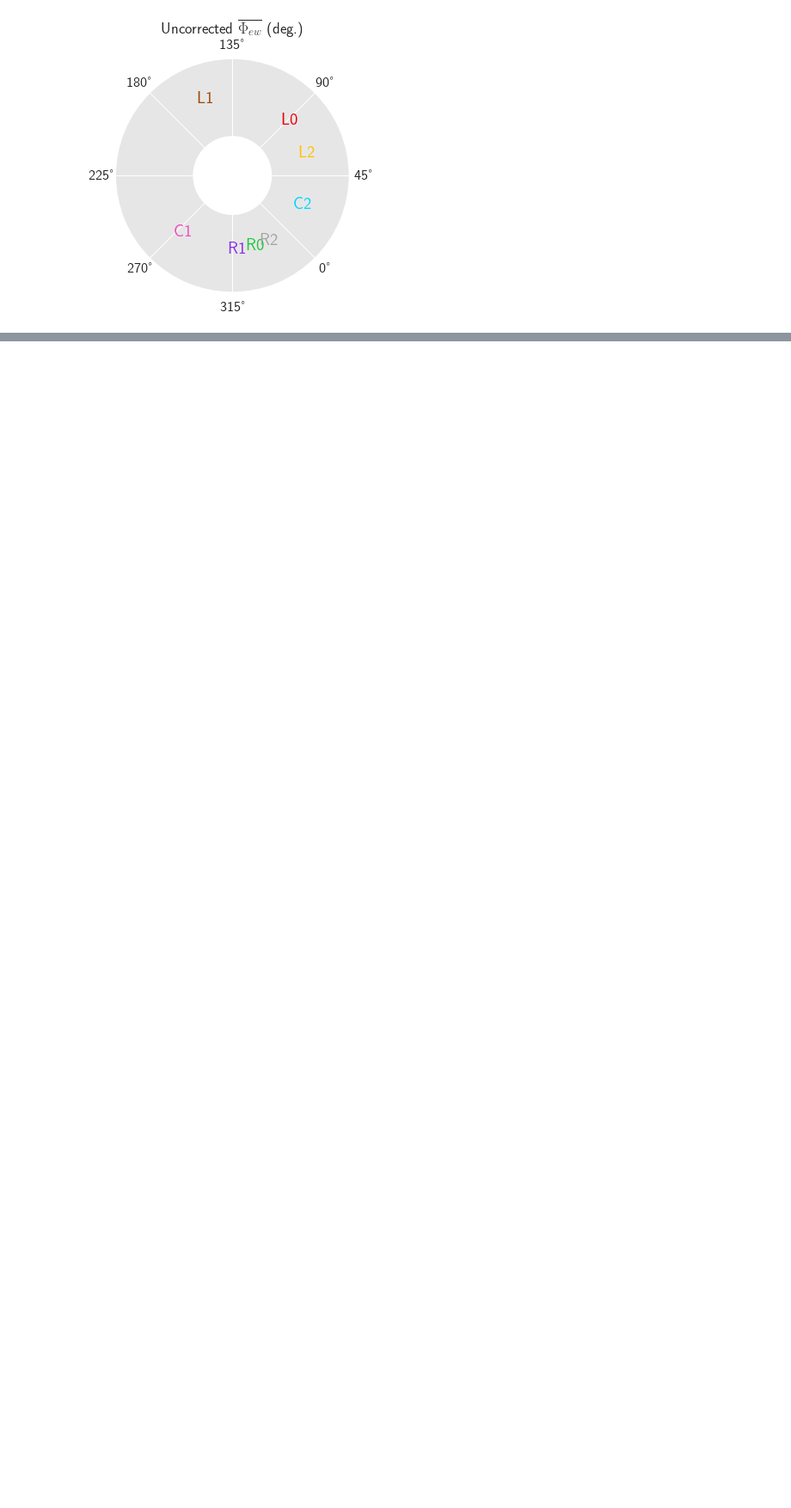
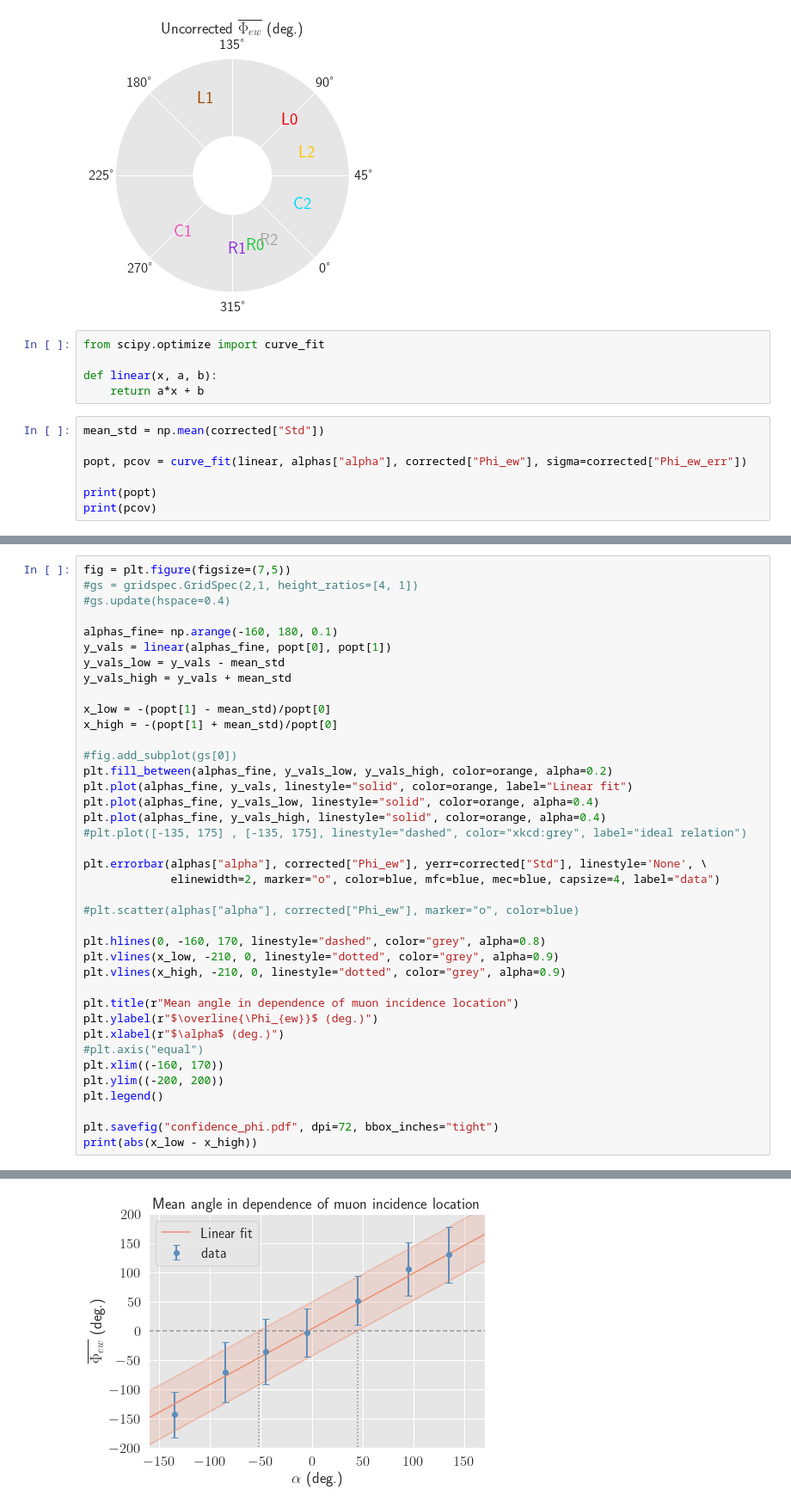
Before and after one commit to andi-matter/bachelor, a Jupyter notebook: updated_phi_ew_alpha_plots.ipynb, the cells around one changed output, grey strips where cells are left out. Shown at 86% size. Cells and saved outputs as stored; diff of their text form; blank space fills up the shorter version.

```diff
--- a/updated_phi_ew_alpha_plots.ipynb
+++ b/updated_phi_ew_alpha_plots.ipynb
@@ -102,3 +108,15 @@ for i in range(len(uncorrected)):
     ax.text(np.deg2rad(uncorrected["Phi_ew"][i]), 1/2, uncorrected["Position"][i], fontsize=20, color=colors[i+2], horizontalalignment='center')
 # %% [output]
 [figure]
+# %%
+from scipy.optimize import curve_fit
+
+def linear(x, a, b):
+    return a*x + b
+# %%
+mean_std = np.mean(corrected["Std"])
+
+popt, pcov = curve_fit(linear, alphas["alpha"], corrected["Phi_ew"], sigma=corrected["Phi_ew_err"])
+
+print(popt)
+print(pcov)
@@ -104,0 +127,40 @@ for i in range(len(uncorrected)):
+# %%
+fig = plt.figure(figsize=(7,5))
+#gs = gridspec.GridSpec(2,1, height_ratios=[4, 1])
+#gs.update(hspace=0.4)
+
+alphas_fine= np.arange(-160, 180, 0.1)
+y_vals = linear(alphas_fine, popt[0], popt[1])
+y_vals_low = y_vals - mean_std
+y_vals_high = y_vals + mean_std
+
+x_low = -(popt[1] - mean_std)/popt[0]
+x_high = -(popt[1] + mean_std)/popt[0]
+
+#fig.add_subplot(gs[0])
+plt.fill_between(alphas_fine, y_vals_low, y_vals_high, color=orange, alpha=0.2)
+plt.plot(alphas_fine, y_vals, linestyle="solid", color=orange, label="Linear fit")
+plt.plot(alphas_fine, y_vals_low, linestyle="solid", color=orange, alpha=0.4)
+plt.plot(alphas_fine, y_vals_high, linestyle="solid", color=orange, alpha=0.4)
+#plt.plot([-135, 175] , [-135, 175], linestyle="dashed", color="xkcd:grey", label="ideal relation")
+
+plt.errorbar(alphas["alpha"], corrected["Phi_ew"], yerr=corrected["Std"], linestyle='None', \
+             elinewidth=2, marker="o", color=blue, mfc=blue, mec=blue, capsize=4, label="data")
+
+#plt.scatter(alphas["alpha"], corrected["Phi_ew"], marker="o", color=blue)
+
+plt.hlines(0, -160, 170, linestyle="dashed", color="grey", alpha=0.8)
+plt.vlines(x_low, -210, 0, linestyle="dotted", color="grey", alpha=0.9)
+plt.vlines(x_high, -210, 0, linestyle="dotted", color="grey", alpha=0.9)
+
+plt.title(r"Mean angle in dependence of muon incidence location")
+plt.ylabel(r"$\overline{\Phi_{ew}}$ (deg.)")
+plt.xlabel(r"$\alpha$ (deg.)")
+#plt.axis("equal")
+plt.xlim((-160, 170))
+plt.ylim((-200, 200))
+plt.legend()
+
+plt.savefig("confidence_phi.pdf", dpi=72, bbox_inches="tight")
+print(abs(x_low - x_high))
+# %% [output]
@@ -104,0 +168 @@ for i in range(len(uncorrected)):
+[figure, added]
```
Also changed, not shown: parts of 4 cells of this notebook, 2 other files.
